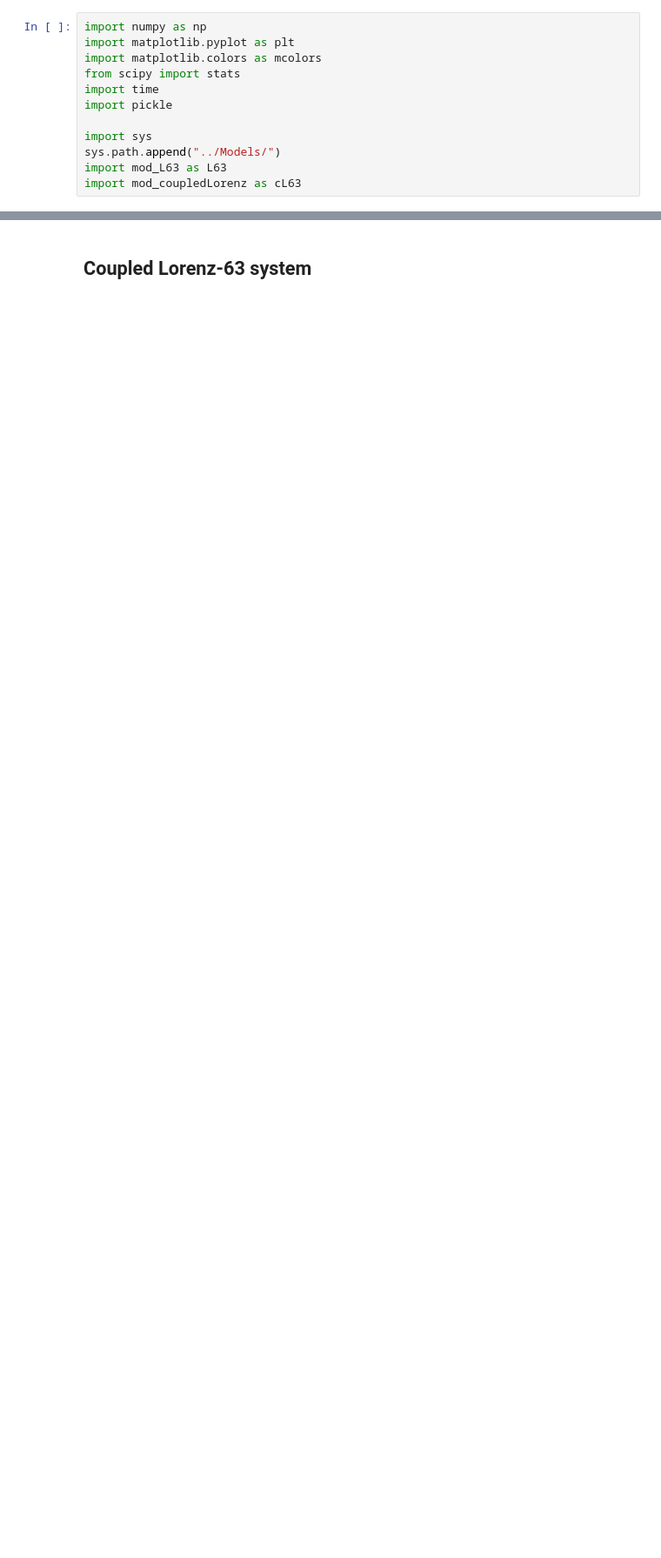
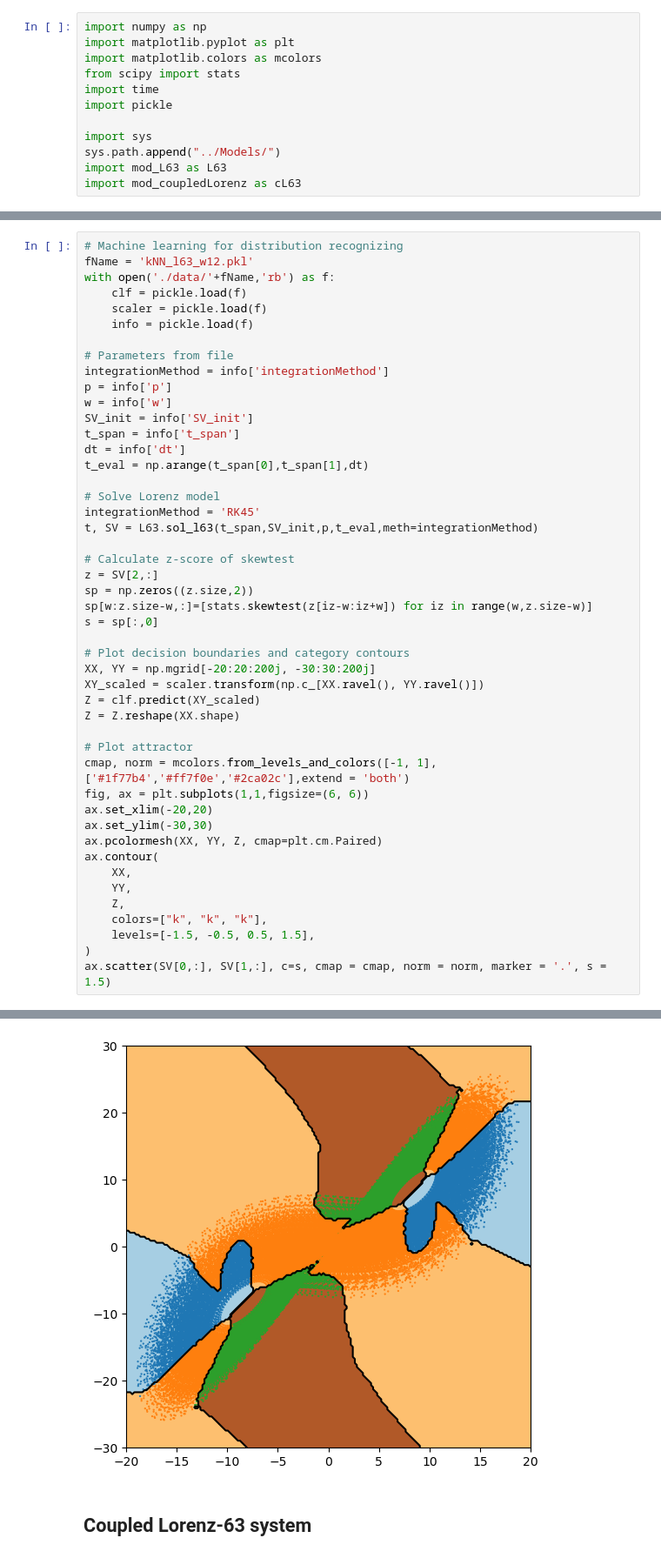
Before and after one commit to SnnVL/NonGaussianDA, a Jupyter notebook: Examples/visualize_ML_L63.ipynb, the cells around one changed output, grey strips where cells are left out. Shown at 87% size. Saved outputs shown, nothing was run; the diff lists cells and outputs as text; blank space fills up the shorter version.

```diff
--- a/Examples/visualize_ML_L63.ipynb
+++ b/Examples/visualize_ML_L63.ipynb
@@ -12,0 +15,48 @@ import mod_coupledLorenz as cL63
+# %%
+# Machine learning for distribution recognizing
+fName = 'kNN_l63_w12.pkl'
+with open('./data/'+fName,'rb') as f:
+    clf = pickle.load(f)
+    scaler = pickle.load(f)
+    info = pickle.load(f)
+
+# Parameters from file
+integrationMethod = info['integrationMethod']
+p = info['p']
+w = info['w']
+SV_init = info['SV_init']
+t_span = info['t_span']
+dt = info['dt']
+t_eval = np.arange(t_span[0],t_span[1],dt)
+
+# Solve Lorenz model
+integrationMethod = 'RK45'
+t, SV = L63.sol_l63(t_span,SV_init,p,t_eval,meth=integrationMethod)
+
+# Calculate z-score of skewtest
+z = SV[2,:]
+sp = np.zeros((z.size,2))
+sp[w:z.size-w,:]=[stats.skewtest(z[iz-w:iz+w]) for iz in range(w,z.size-w)]
+s = sp[:,0]
+
+# Plot decision boundaries and category contours
+XX, YY = np.mgrid[-20:20:200j, -30:30:200j]
+XY_scaled = scaler.transform(np.c_[XX.ravel(), YY.ravel()])
+Z = clf.predict(XY_scaled)
+Z = Z.reshape(XX.shape)
+
+# Plot attractor
+cmap, norm = mcolors.from_levels_and_colors([-1, 1], ['#1f77b4','#ff7f0e','#2ca02c'],extend = 'both')
+fig, ax = plt.subplots(1,1,figsize=(6, 6))
+ax.set_xlim(-20,20)
+ax.set_ylim(-30,30)
+ax.pcolormesh(XX, YY, Z, cmap=plt.cm.Paired)
+ax.contour(
+    XX,
+    YY,
+    Z,
+    colors=["k", "k", "k"],
+    levels=[-1.5, -0.5, 0.5, 1.5],
+)
+ax.scatter(SV[0,:], SV[1,:], c=s, cmap = cmap, norm = norm, marker = '.', s = 1.5)
+# %% [output]
@@ -13,3 +64,4 @@ import mod_coupledLorenz as cL63
+[figure, added]
 # %% [markdown]
 ## Coupled Lorenz-63 system
 # %%
```
Also changed, not shown: parts of 3 cells of this notebook.
